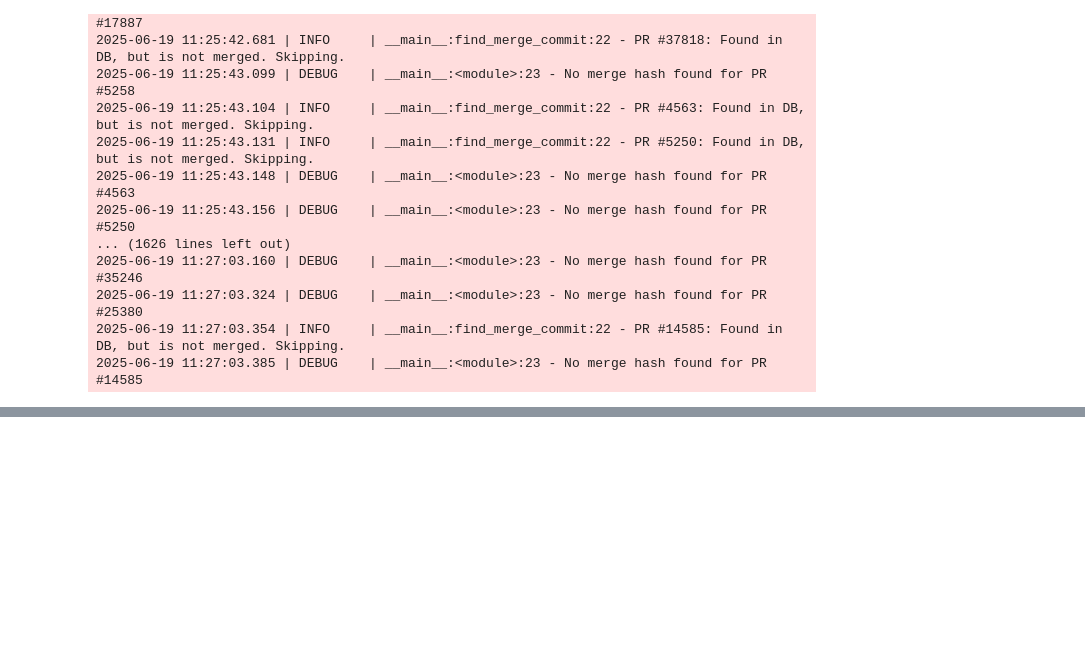
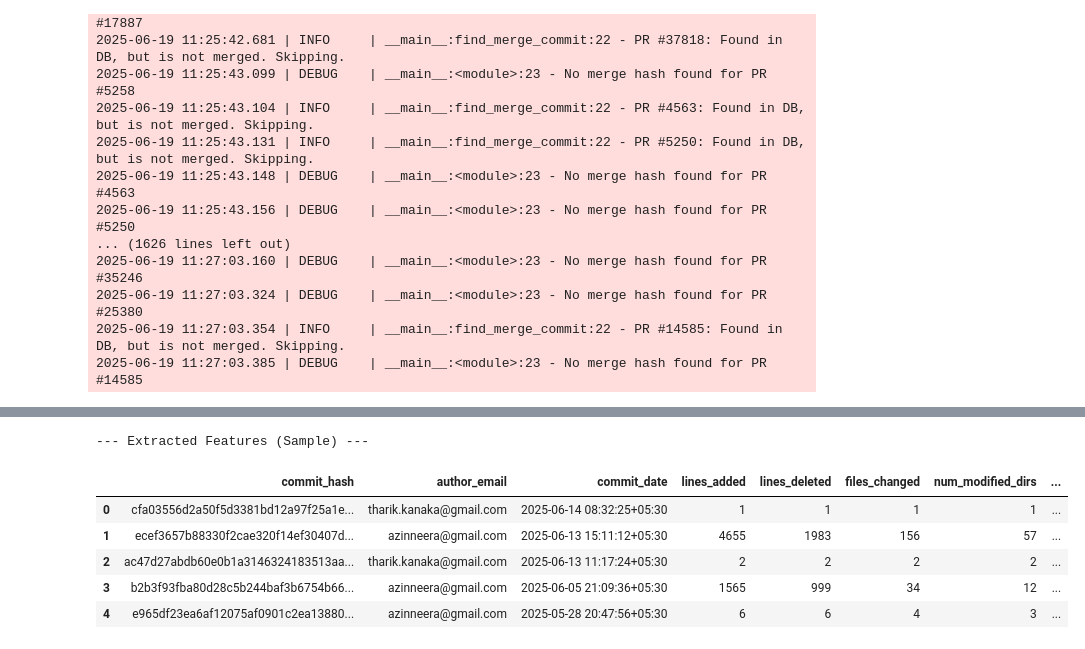
Before and after one commit to Pradishan/wso2-AI-Tool, a Jupyter notebook: SZZ/szz_analysis.ipynb, the cells around one changed output, grey strips where cells are left out. Saved outputs shown, nothing was run; the diff lists cells and outputs as text; code cells hidden in the pictures; blank space fills up the shorter version.

```diff
--- a/SZZ/szz_analysis.ipynb
+++ b/SZZ/szz_analysis.ipynb
@@ -407,0 +434,17 @@ else:
+# %%
+# 1. The local file path to the Git repository you want to analyze.
+REPO_PATH = "../../ballerina-lang/"
+
+# 2. The branch you want to analyze (e.g., 'main', 'develop', 'master').
+TARGET_BRANCH = 'master'
+
+# 3. The name of the output file for the extracted features.
+OUTPUT_CSV = "../data/final/commit_features.csv"
+
+# --- End of Configuration ---
+
+# Validate the repository path
+if not os.path.exists(REPO_PATH):
+    logger.error(f"Repository path not found: {REPO_PATH}")
+else:
+    logger.success(f"Repository found at: {REPO_PATH}")
@@ -407,0 +516,41 @@ else:
+# %%
+logger.info("--- Starting Feature Extraction Process ---")
+
+# Initialize the Git Repo object
+try:
+    repo = git.Repo(REPO_PATH)
+    logger.success("Git repository initialized successfully.")
+except Exception as e:
+    logger.error(f"Failed to initialize Git repo at '{REPO_PATH}'.")
+    raise e
+
+# Get the list of all commits on the target branch
+logger.info(f"Fetching all commits from branch '{TARGET_BRANCH}'...")
+commits_to_process = list(repo.iter_commits(TARGET_BRANCH))
+logger.info(f"Found {len(commits_to_process)} commits to analyze.")
+
+all_features = []
+
+# Loop through commits with a progress bar
+for commit in tqdm(commits_to_process, desc="Extracting Features"):
+    features = extract_features_for_commit(commit)
+    if features:
+        all_features.append(features)
+
+logger.success("\n--- Feature Extraction Complete ---")
+logger.info(f"Successfully extracted features for {len(all_features)} commits.")
+
+# Convert to a DataFrame and save
+if all_features:
+    features_df = pd.DataFrame(all_features)
+
+    # Save the features to a CSV file
+    features_df.to_csv(OUTPUT_CSV, index=False)
+    logger.success(f"Results saved to '{OUTPUT_CSV}'.")
+
+    # Display the first few rows
+    print("\n--- Extracted Features (Sample) ---")
+    display(features_df.head())
+else:
+    logger.info("No features were extracted.")
+# %% [output]
@@ -407,0 +572,7 @@ else:
+--- Extracted Features (Sample) ---
+|  | commit_hash | author_email | commit_date | lines_added | lines_deleted | files_changed | num_modified_dirs | ... |
+| 0 | cfa03556d2a50f5d3381bd12a97f25a1e... | tharik.kanaka@gmail.com | 2025-06-14 08:32:25+05:30 | 1 | 1 | 1 | 1 | ... |
+| 1 | ecef3657b88330f2cae320f14ef30407d... | azinneera@gmail.com | 2025-06-13 15:11:12+05:30 | 4655 | 1983 | 156 | 57 | ... |
+| 2 | ac47d27abdb60e0b1a3146324183513aa... | tharik.kanaka@gmail.com | 2025-06-13 11:17:24+05:30 | 2 | 2 | 2 | 2 | ... |
+| 3 | b2b3f93fba80d28c5b244baf3b6754b66... | azinneera@gmail.com | 2025-06-05 21:09:36+05:30 | 1565 | 999 | 34 | 12 | ... |
+| 4 | e965df23ea6af12075af0901c2ea13880... | azinneera@gmail.com | 2025-05-28 20:47:56+05:30 | 6 | 6 | 4 | 3 | ... |
```
Also changed, not shown: parts of 10 cells of this notebook.
